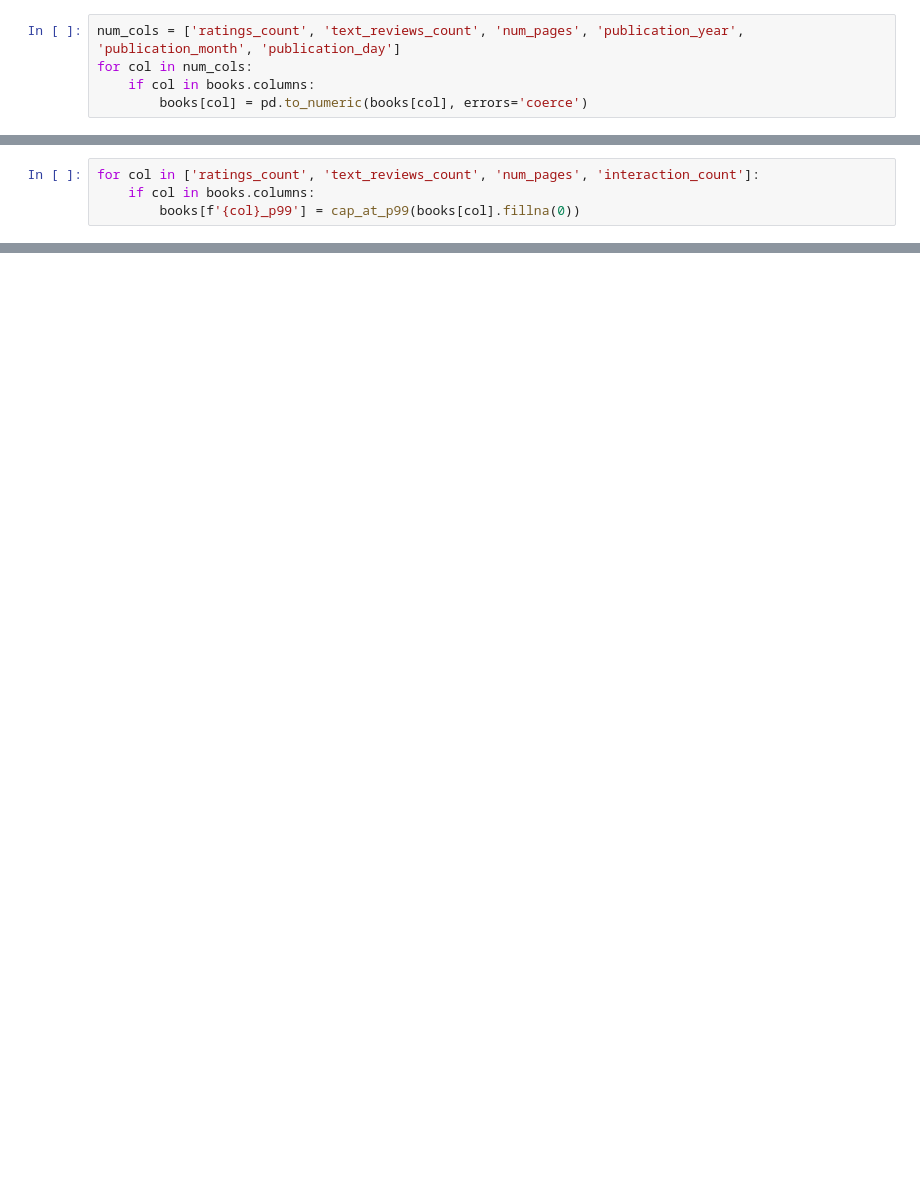
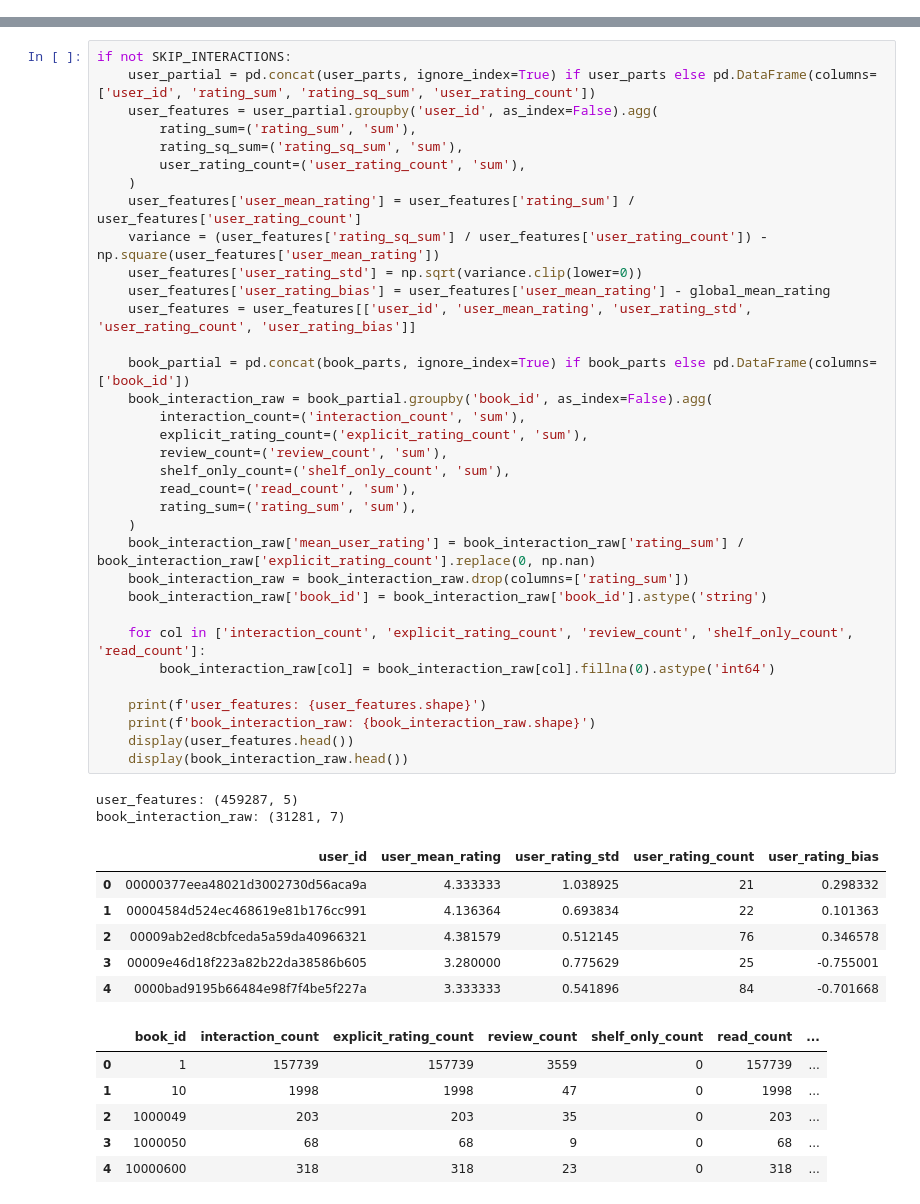
Before and after one commit to nakato156/BigBook, a Jupyter notebook: notebooks/processing/Processing_Curation_Fantasy.ipynb, the cells around one changed output, grey strips where cells are left out. Drawn from its saved outputs; the diff is of its cells as text; blank space fills up the shorter version.

```diff
--- a/notebooks/processing/Processing_Curation_Fantasy.ipynb
+++ b/notebooks/processing/Processing_Curation_Fantasy.ipynb
@@ -120,5 +0,0 @@ books = empty_strings_to_na(books)
-# %%
-num_cols = ['ratings_count', 'text_reviews_count', 'num_pages', 'publication_year', 'publication_month', 'publication_day']
-for col in num_cols:
-    if col in books.columns:
-        books[col] = pd.to_numeric(books[col], errors='coerce')
@@ -254,4 +0,0 @@ interactions['user_rating_bias'] = interactions['user_rating_bias'].fillna(0)
-# %%
-for col in ['ratings_count', 'text_reviews_count', 'num_pages', 'interaction_count']:
-    if col in books.columns:
-        books[f'{col}_p99'] = cap_at_p99(books[col].fillna(0))
@@ -409,0 +457,49 @@ All validations passed!
+# %%
+if not SKIP_INTERACTIONS:
+    user_partial = pd.concat(user_parts, ignore_index=True) if user_parts else pd.DataFrame(columns=['user_id', 'rating_sum', 'rating_sq_sum', 'user_rating_count'])
+    user_features = user_partial.groupby('user_id', as_index=False).agg(
+        rating_sum=('rating_sum', 'sum'),
+        rating_sq_sum=('rating_sq_sum', 'sum'),
+        user_rating_count=('user_rating_count', 'sum'),
+    )
+    user_features['user_mean_rating'] = user_features['rating_sum'] / user_features['user_rating_count']
+    variance = (user_features['rating_sq_sum'] / user_features['user_rating_count']) - np.square(user_features['user_mean_rating'])
+    user_features['user_rating_std'] = np.sqrt(variance.clip(lower=0))
+    user_features['user_rating_bias'] = user_features['user_mean_rating'] - global_mean_rating
+    user_features = user_features[['user_id', 'user_mean_rating', 'user_rating_std', 'user_rating_count', 'user_rating_bias']]
+
+    book_partial = pd.concat(book_parts, ignore_index=True) if book_parts else pd.DataFrame(columns=['book_id'])
+    book_interaction_raw = book_partial.groupby('book_id', as_index=False).agg(
+        interaction_count=('interaction_count', 'sum'),
+        explicit_rating_count=('explicit_rating_count', 'sum'),
+        review_count=('review_count', 'sum'),
+        shelf_only_count=('shelf_only_count', 'sum'),
+        read_count=('read_count', 'sum'),
+        rating_sum=('rating_sum', 'sum'),
+    )
+    book_interaction_raw['mean_user_rating'] = book_interaction_raw['rating_sum'] / book_interaction_raw['explicit_rating_count'].replace(0, np.nan)
+    book_interaction_raw = book_interaction_raw.drop(columns=['rating_sum'])
+    book_interaction_raw['book_id'] = book_interaction_raw['book_id'].astype('string')
+
+    for col in ['interaction_count', 'explicit_rating_count', 'review_count', 'shelf_only_count', 'read_count']:
+        book_interaction_raw[col] = book_interaction_raw[col].fillna(0).astype('int64')
+
+    print(f'user_features: {user_features.shape}')
+    print(f'book_interaction_raw: {book_interaction_raw.shape}')
+    display(user_features.head())
+    display(book_interaction_raw.head())
+# %% [output]
+user_features: (459287, 5)
+book_interaction_raw: (31281, 7)
+|  | user_id | user_mean_rating | user_rating_std | user_rating_count | user_rating_bias |
+| 0 | 00000377eea48021d3002730d56aca9a | 4.333333 | 1.038925 | 21 | 0.298332 |
+| 1 | 00004584d524ec468619e81b176cc991 | 4.136364 | 0.693834 | 22 | 0.101363 |
+| 2 | 00009ab2ed8cbfceda5a59da40966321 | 4.381579 | 0.512145 | 76 | 0.346578 |
+| 3 | 00009e46d18f223a82b22da38586b605 | 3.280000 | 0.775629 | 25 | -0.755001 |
+| 4 | 0000bad9195b66484e98f7f4be5f227a | 3.333333 | 0.541896 | 84 | -0.701668 |
+|  | book_id | interaction_count | explicit_rating_count | review_count | shelf_only_count | read_count | ... |
+| 0 | 1 | 157739 | 157739 | 3559 | 0 | 157739 | ... |
+| 1 | 10 | 1998 | 1998 | 47 | 0 | 1998 | ... |
+| 2 | 1000049 | 203 | 203 | 35 | 0 | 203 | ... |
+| 3 | 1000050 | 68 | 68 | 9 | 0 | 68 | ... |
+| 4 | 10000600 | 318 | 318 | 23 | 0 | 318 | ... |
```
Also changed, not shown: parts of 57 cells of this notebook, 1 other file.
